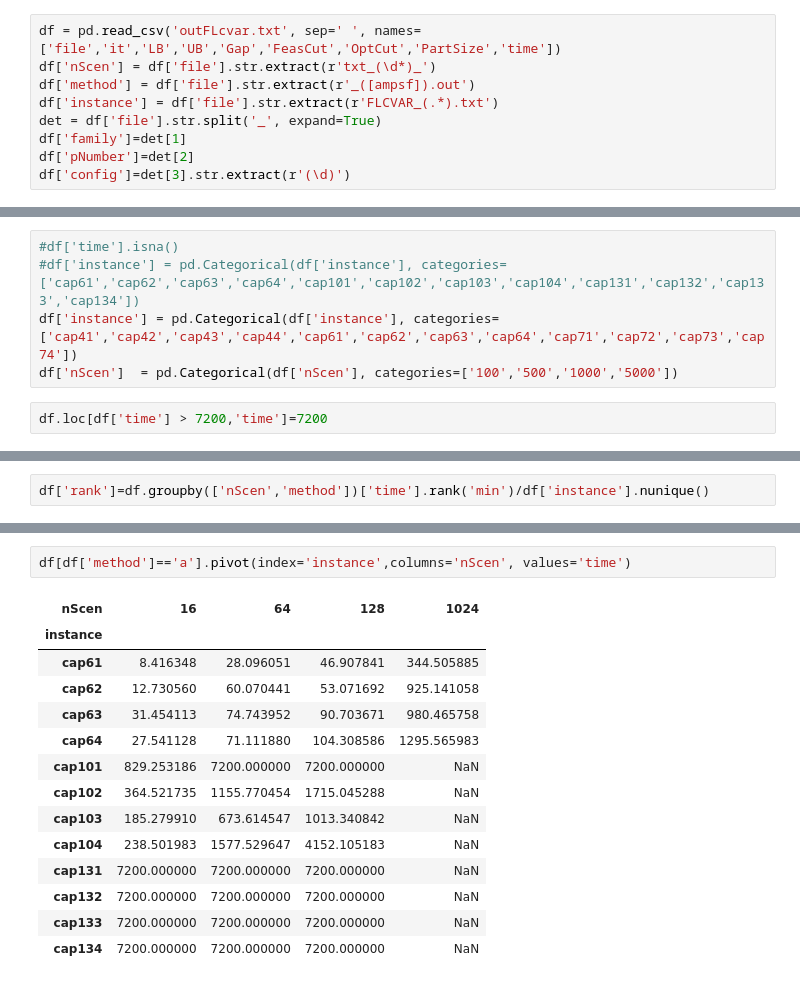
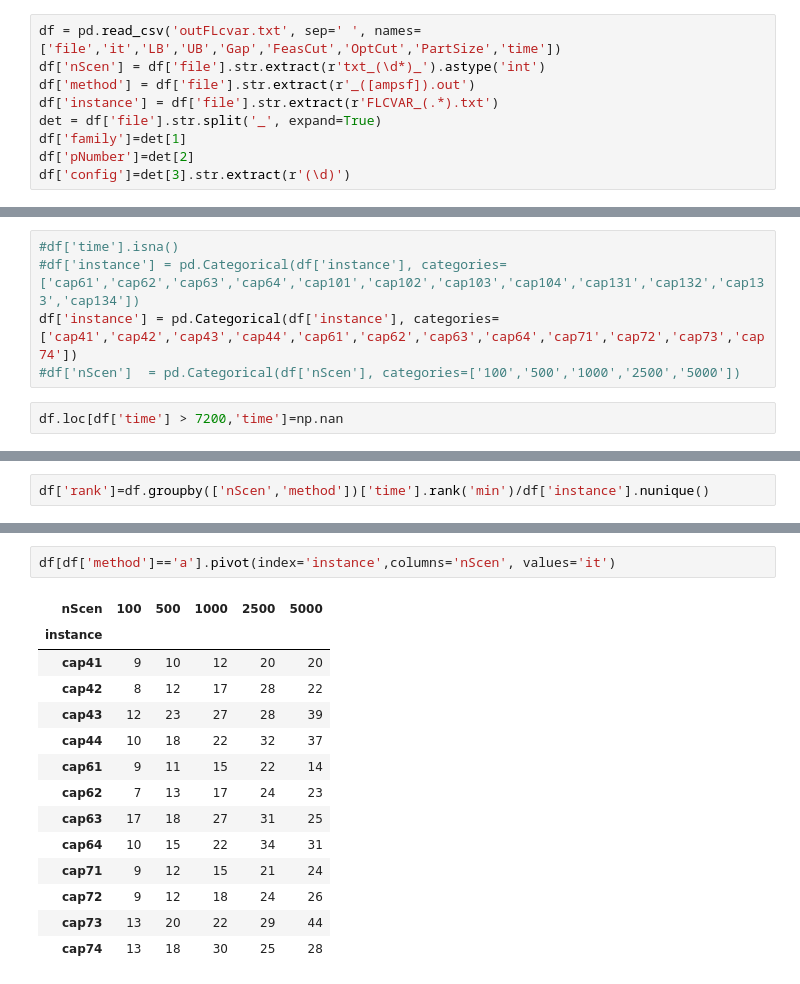
Before and after one commit to borelian/AdaptiveBenders, a Jupyter notebook: Analisis_Output_BendersPy_FLcvar.ipynb, the cells around one changed output, grey strips where cells are left out. Saved outputs shown, nothing was run; the diff lists cells and outputs as text.

```diff
--- a/Analisis_Output_BendersPy_FLcvar.ipynb
+++ b/Analisis_Output_BendersPy_FLcvar.ipynb
@@ -4,7 +4,7 @@ from plotnine import *
 import numpy as np
 # %%
 df = pd.read_csv('outFLcvar.txt', sep=' ', names=['file','it','LB','UB','Gap','FeasCut','OptCut','PartSize','time'])
-df['nScen'] = df['file'].str.extract(r'txt_(\d*)_')
+df['nScen'] = df['file'].str.extract(r'txt_(\d*)_').astype('int')
 df['method'] = df['file'].str.extract(r'_([ampsf]).out')
 df['instance'] = df['file'].str.extract(r'FLCVAR_(.*).txt')
 det = df['file'].str.split('_', expand=True)
@@ -20,9 +20,9 @@ array(['cap41', 'cap42', 'cap43', 'cap44', 'cap61', 'cap62', 'cap63',
 #df['time'].isna()
 #df['instance'] = pd.Categorical(df['instance'], categories=['cap61','cap62','cap63','cap64','cap101','cap102','cap103','cap104','cap131','cap132','cap133','cap134'])
 df['instance'] = pd.Categorical(df['instance'], categories=['cap41','cap42','cap43','cap44','cap61','cap62','cap63','cap64','cap71','cap72','cap73','cap74'])
-df['nScen']  = pd.Categorical(df['nScen'], categories=['100','500','1000','5000'])
+#df['nScen']  = pd.Categorical(df['nScen'], categories=['100','500','1000','2500','5000'])
 # %%
-df.loc[df['time'] > 7200,'time']=7200
+df.loc[df['time'] > 7200,'time']=np.nan
 # %%
 df.groupby(['instance','nScen'], dropna=True)['LB'].max()
 # %% [output]
@@ -123,17 +186,17 @@ df[df['method']=='a'].pivot(index='instance',columns='nScen', values='PartSizeRe
 # %%
-df[df['method']=='a'].pivot(index='instance',columns='nScen', values='time')
+df[df['method']=='a'].pivot(index='instance',columns='nScen', values='it')
 # %% [output]
-| nScen | 16 | 64 | 128 | 1024 |
-| instance |  |  |  |  |
-| cap61 | 8.416348 | 28.096051 | 46.907841 | 344.505885 |
-| cap62 | 12.730560 | 60.070441 | 53.071692 | 925.141058 |
-| cap63 | 31.454113 | 74.743952 | 90.703671 | 980.465758 |
-| cap64 | 27.541128 | 71.111880 | 104.308586 | 1295.565983 |
-| cap101 | 829.253186 | 7200.000000 | 7200.000000 | NaN |
-| cap102 | 364.521735 | 1155.770454 | 1715.045288 | NaN |
-| cap103 | 185.279910 | 673.614547 | 1013.340842 | NaN |
-| cap104 | 238.501983 | 1577.529647 | 4152.105183 | NaN |
-| cap131 | 7200.000000 | 7200.000000 | 7200.000000 | NaN |
-| cap132 | 7200.000000 | 7200.000000 | 7200.000000 | NaN |
-| cap133 | 7200.000000 | 7200.000000 | 7200.000000 | NaN |
-| cap134 | 7200.000000 | 7200.000000 | 7200.000000 | NaN |
+| nScen | 100 | 500 | 1000 | 2500 | 5000 |
+| instance |  |  |  |  |  |
+| cap41 | 9 | 10 | 12 | 20 | 20 |
+| cap42 | 8 | 12 | 17 | 28 | 22 |
+| cap43 | 12 | 23 | 27 | 28 | 39 |
+| cap44 | 10 | 18 | 22 | 32 | 37 |
+| cap61 | 9 | 11 | 15 | 22 | 14 |
+| cap62 | 7 | 13 | 17 | 24 | 23 |
+| cap63 | 17 | 18 | 27 | 31 | 25 |
+| cap64 | 10 | 15 | 22 | 34 | 31 |
+| cap71 | 9 | 12 | 15 | 21 | 24 |
+| cap72 | 9 | 12 | 18 | 24 | 26 |
+| cap73 | 13 | 20 | 22 | 29 | 44 |
+| cap74 | 13 | 18 | 30 | 25 | 28 |
```
Also changed, not shown: parts of 44 cells of this notebook, 1 other file.
